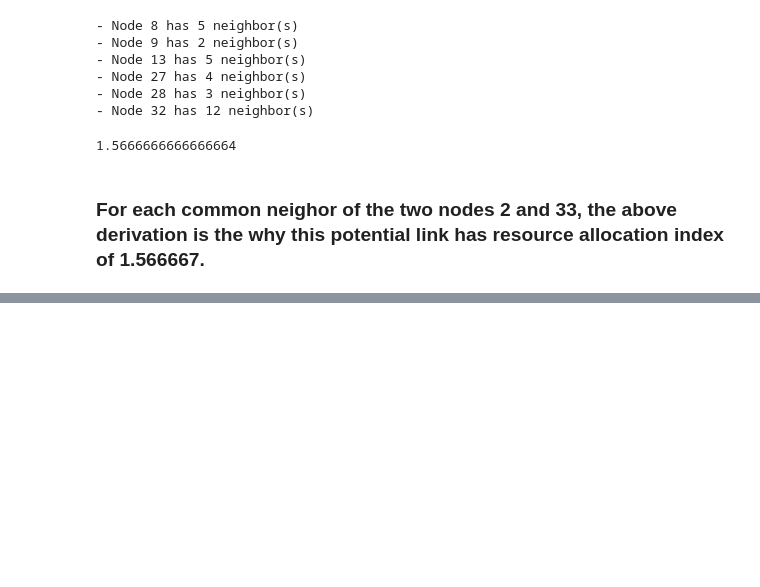
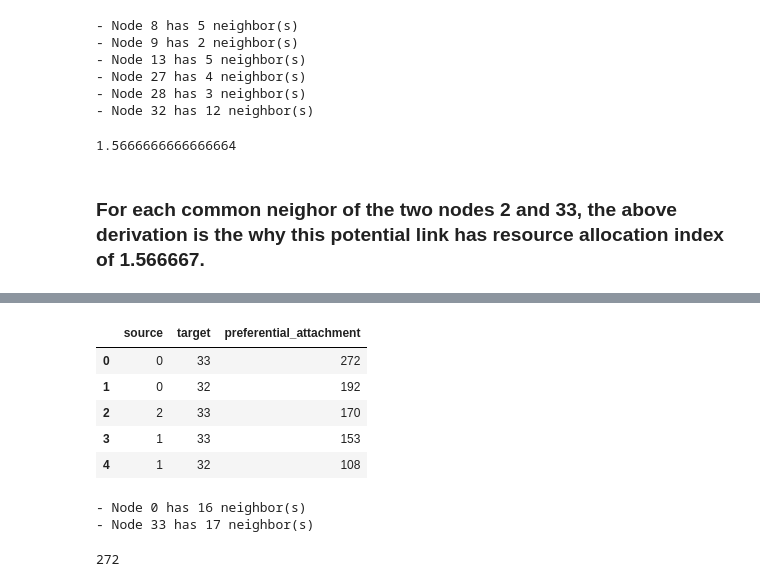
Before and after one commit to KangboLu/Graph-Analysis-with-NetworkX, a Jupyter notebook: 04_link_prediction_measures_part_1.ipynb, the cells around one changed output, grey strips where cells are left out. Saved outputs shown, nothing was run; the diff lists cells and outputs as text; code cells hidden in the pictures; blank space fills up the shorter version.

```diff
--- a/04_link_prediction_measures_part_1.ipynb
+++ b/04_link_prediction_measures_part_1.ipynb
@@ -326,0 +340,19 @@ visualize_likely_connected_nodes(karate_graph, 2, 33)
+# %%
+preferential_attachment_df.head()
+# %% [output]
+|  | source | target | preferential_attachment |
+| 0 | 0 | 33 | 272 |
+| 1 | 0 | 32 | 192 |
+| 2 | 2 | 33 | 170 |
+| 3 | 1 | 33 | 153 |
+| 4 | 1 | 32 | 108 |
+# %%
+for node in [0,33]:
+    print(f"- Node {node} has {len(get_neighbors(karate_graph, node))} neighbor(s)")
+# %% [output]
+- Node 0 has 16 neighbor(s)
+- Node 33 has 17 neighbor(s)
+# %%
+16 * 17
+# %% [output]
+272
```
Also changed, not shown: parts of 17 cells of this notebook.
